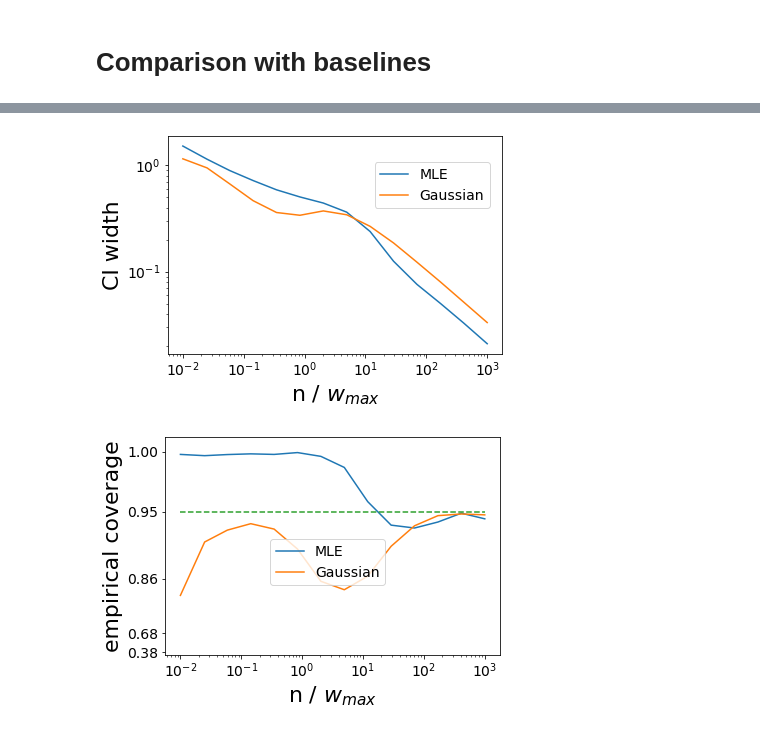
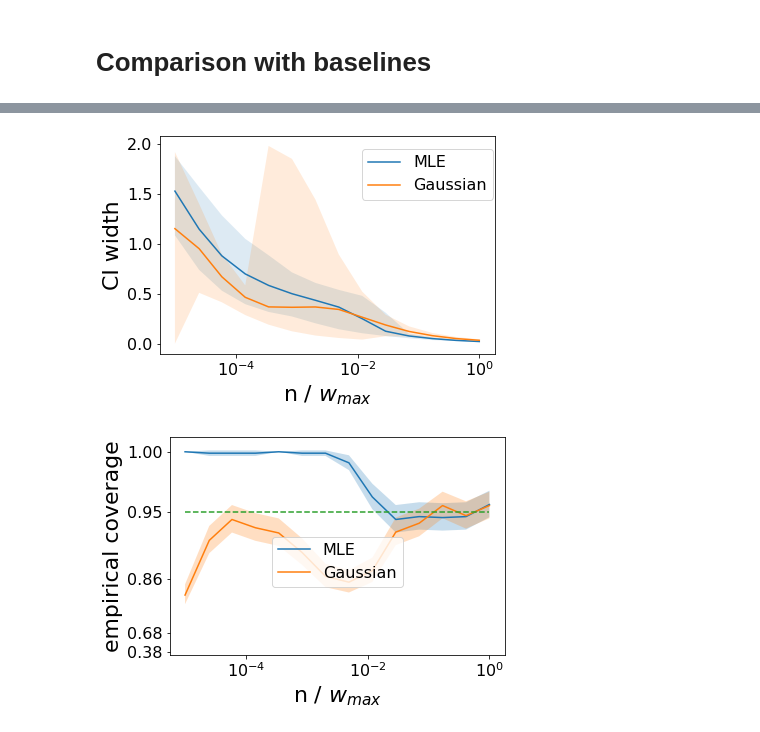
Before and after one commit to pmineiro/elfcb, a Jupyter notebook: ciDifference.ipynb, the cells around one changed output, grey strips where cells are left out. Drawn from its saved outputs; the diff is of its cells as text; code cells hidden in the pictures.

```diff
--- a/ciDifference.ipynb
+++ b/ciDifference.ipynb
@@ -108,12 +195,16 @@ def produceresults(env, method, minexp=1, maxexp=6, numpts=15, ndataperpt=100):
         width = [ d[2][2] - d[2][0] for d in bounds ]
         yield (ndata,
                 {
-                    'coverage': round(sum(covered) / len(covered), 4),
-                    'ubcoverage': round(sum(upperbounded) / len(upperbounded), 4),
-                    'lbcoverage': round(sum(lowerbounded) / len(lowerbounded), 4),
-                    'width': round(sum(width) / len(width), 4),
-                    'avub': round(sum(uppers) / len(uppers), 4),
-                    'avlb': round(sum(lowers) / len(lowers), 4),
+                    'cov': numpy.mean(covered),
+                    'covstd': numpy.std(covered, ddof=1) / numpy.sqrt(len(covered) - 1),
+                    'ubcov': numpy.mean(upperbounded),
+                    'lbcov': numpy.mean(lowerbounded),
+                    'width': numpy.mean(width),
+                    'widthstd': numpy.std(width, ddof=1) / numpy.sqrt(len(width) - 1),
+                    'widthlo': numpy.quantile(width, q=[0.05])[0],
+                    'widthhi': numpy.quantile(width, q=[0.95])[0],
+                    'ub': numpy.mean(uppers),
+                    'lb': numpy.mean(lowers),
                 },
               )
 
@@ -150,9 +241,9 @@ for (name, method) in [
     print('****** {} ******'.format(name))
     res = []
     wmax = 1000
-    for zzz in produceresults(getenv(wmax), method, ndataperpt=10000, numpts=14):
-        res.append(zzz)
-#         print('{}'.format(zzz), flush=True)
+    for zzz in produceresults(getenv(wmax), method, ndataperpt=1000, numpts=14):
+        res.append( (zzz[0] / wmax, zzz[1]) )
+        print('{}'.format(( zzz[0], { y: round(z, 4) for y, z in zzz[1].items() })), flush=True)
     allres.append((name, [(x[0] / wmax, x[1]) for x in res]))
     del wmax
 import pickle
@@ -293,7 +399,7 @@ class FlassPlot:
 
         mscale.register_scale(FlassPlot.ExpScale)
 
-        SMALL_SIZE = 14
+        SMALL_SIZE = 16
         MEDIUM_SIZE = 22
         BIGGER_SIZE = 24
 
@@ -321,9 +427,9 @@ class FlassPlot:
     @staticmethod
     def pic(x, y, label):
         import matplotlib.pyplot as plt
-#         plt.semilogx(x, y, label=label)
+        plt.semilogx(x, y, label=label)
 
-        plt.loglog(x, y, label=label)
+        #plt.loglog(x, y, label=label)
         plt.legend()
 
     @staticmethod
@@ -331,36 +437,47 @@ class FlassPlot:
         import matplotlib.pyplot as plt
         plt.xlabel(xlabel)
         plt.ylabel(ylabel)
 
     @staticmethod
     def title(title):
         import matplotlib.pyplot as plt
         plt.title(title)
 
     @staticmethod
     def legend(**kwargs):
         import matplotlib.pyplot as plt
         plt.legend(**kwargs)
 
     @staticmethod
     def savefig(filename):
         import matplotlib.pyplot as plt
         plt.savefig(filename, bbox_inches='tight')
 
+    @staticmethod
+    def plt():
+        import matplotlib.pyplot as plt
+        return plt
+
 import pickle
 allres = pickle.load(open( "epsilongreedy_cidiff_allres.p", "rb" ) )
 
 renameit = { "Binomial CI": "Binomial", "Asymptotic Gaussian": "Gaussian", "MLE CI": "MLE", "Euclidean": "EuclidMLE" }
 skip = { "Binomial CI" : 1, }
 FlassPlot.forpaper()
 for name, res in allres:
     if name in skip:
         continue
-    FlassPlot.pic([ x[0] for x in res ], [ x[1]['width'] for x in res ], label=renameit.get(name, name))
-FlassPlot.legend(loc="center", bbox_to_anchor=[0.79,0.775])
+    x = [ x[0] for x in res ]
+    y = [ x[1]['width'] for x in res ]
+    ylo = [ x[1]['widthlo'] for x in res ]
+    yhi = [ x[1]['widthhi'] for x in res ]
+    FlassPlot.plt().semilogx(x, y, label=renameit.get(name, name))
+    FlassPlot.plt().fill_between(x, ylo, yhi, alpha=0.15)
+
+FlassPlot.legend(loc="center", bbox_to_anchor=[0.8,0.825])
 FlassPlot.axeslabel('n / $w_{max}$', 'CI width')
 # %% [output]
-[figure, old version]
+[figure, new version]
 # %%
 %matplotlib inline
 
@@ -374,9 +491,14 @@ FlassPlot.forpaper()
 for name, res in allres:
     if name in skip:
         continue
-    FlassPlot.exppic([ x[0] for x in res ], [ x[1]['coverage'] for x in res ], label=renameit.get(name,name), expscale=7.0)
+    x = [ x[0] for x in res ]
+    y = [ x[1]['cov'] for x in res ]
+    ylo = [ x[1]['cov'] - 1.96 * x[1]['covstd'] for x in res ]
+    yhi = [ x[1]['cov'] + 1.96 * x[1]['covstd'] for x in res ]
+    FlassPlot.exppic(x, y, label=renameit.get(name, name), expscale=7.0)
+    FlassPlot.plt().fill_between(x, ylo, yhi, alpha=0.25)
 FlassPlot.exppic([ x[0] for x in res ], [ 0.95 for x in res ], label='_nolegend_', expscale=7.0, ls='dashed')
-FlassPlot.legend(loc="center", bbox_to_anchor=[0.485,0.425])
+FlassPlot.legend(loc="center", bbox_to_anchor=[0.5,0.425])
 FlassPlot.axeslabel('n / $w_{max}$', 'empirical coverage')
 # %% [output]
-[figure, old version]
+[figure, new version]
```
Also changed, not shown: parts of 6 cells of this notebook.
